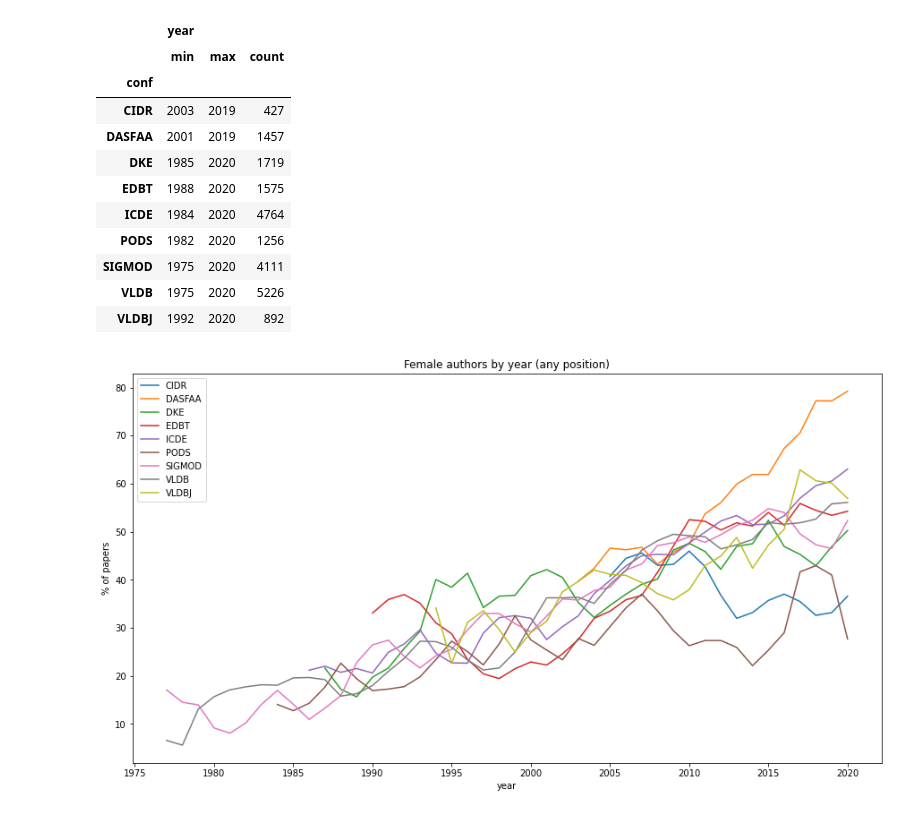
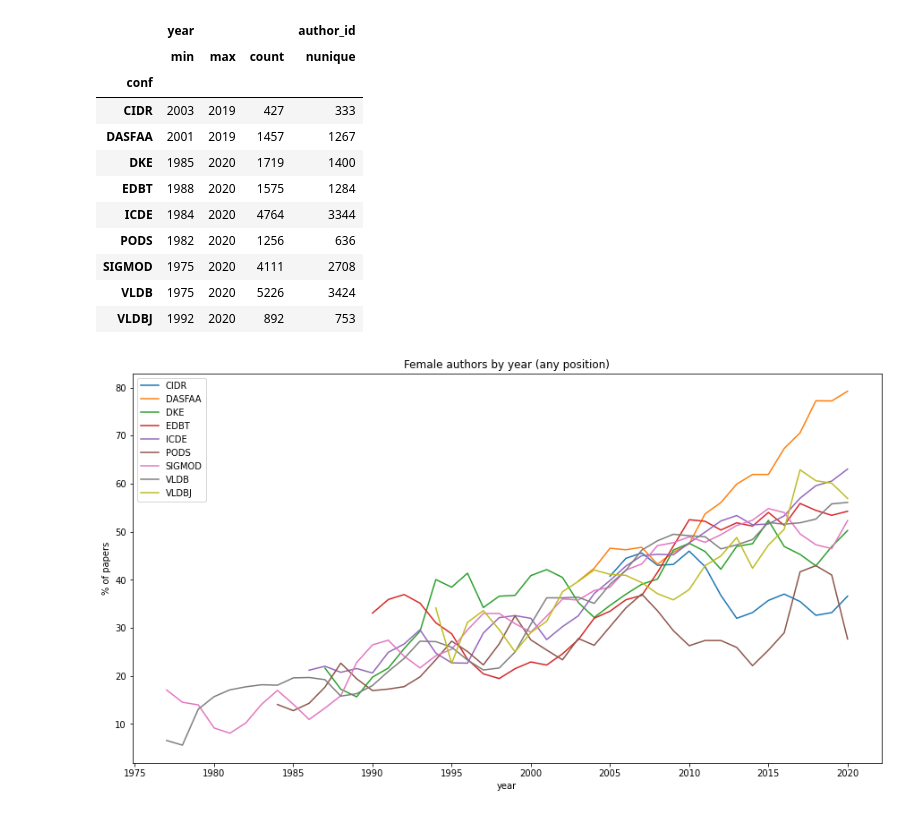
Before and after one commit to dataunitylab/paper-gender-analysis, a Jupyter notebook: cs-paper-gender-analysis.ipynb, the cells around one changed output. Cells and saved outputs as stored; diff of their text form; code cells hidden in the pictures.

Commit message:
Also count number of unique authors in notebook

```diff
--- a/cs-paper-gender-analysis.ipynb
+++ b/cs-paper-gender-analysis.ipynb
@@ -12,20 +13,20 @@ import analyze_genders
 df = analyze_genders.dataframe(field='DB')
 aggregates = analyze_genders.aggregate_authorship(df)
 # %%
-df.drop_duplicates(subset=['paper_id']).groupby(['conf']).agg({'year': ['min', 'max', 'count']})
+df.drop_duplicates(subset=['paper_id']).groupby(['conf']).agg({'year': ['min', 'max', 'count'], 'author_id': pd.Series.nunique})
 # %% [output]
-|  | year |  |  |
-|  | min | max | count |
-| conf |  |  |  |
-| CIDR | 2003 | 2019 | 427 |
-| DASFAA | 2001 | 2019 | 1457 |
-| DKE | 1985 | 2020 | 1719 |
-| EDBT | 1988 | 2020 | 1575 |
-| ICDE | 1984 | 2020 | 4764 |
-| PODS | 1982 | 2020 | 1256 |
-| SIGMOD | 1975 | 2020 | 4111 |
-| VLDB | 1975 | 2020 | 5226 |
-| VLDBJ | 1992 | 2020 | 892 |
+|  | year |  |  | author_id |
+|  | min | max | count | nunique |
+| conf |  |  |  |  |
+| CIDR | 2003 | 2019 | 427 | 333 |
+| DASFAA | 2001 | 2019 | 1457 | 1267 |
+| DKE | 1985 | 2020 | 1719 | 1400 |
+| EDBT | 1988 | 2020 | 1575 | 1284 |
+| ICDE | 1984 | 2020 | 4764 | 3344 |
+| PODS | 1982 | 2020 | 1256 | 636 |
+| SIGMOD | 1975 | 2020 | 4111 | 2708 |
+| VLDB | 1975 | 2020 | 5226 | 3424 |
+| VLDBJ | 1992 | 2020 | 892 | 753 |
 # %%
 analyze_genders.plot_authors(aggregates['any'], 'any position')
 analyze_genders.plot_authors(aggregates['first'], 'first author')
```
Also changed, not shown: parts of 1 cell of this notebook.
